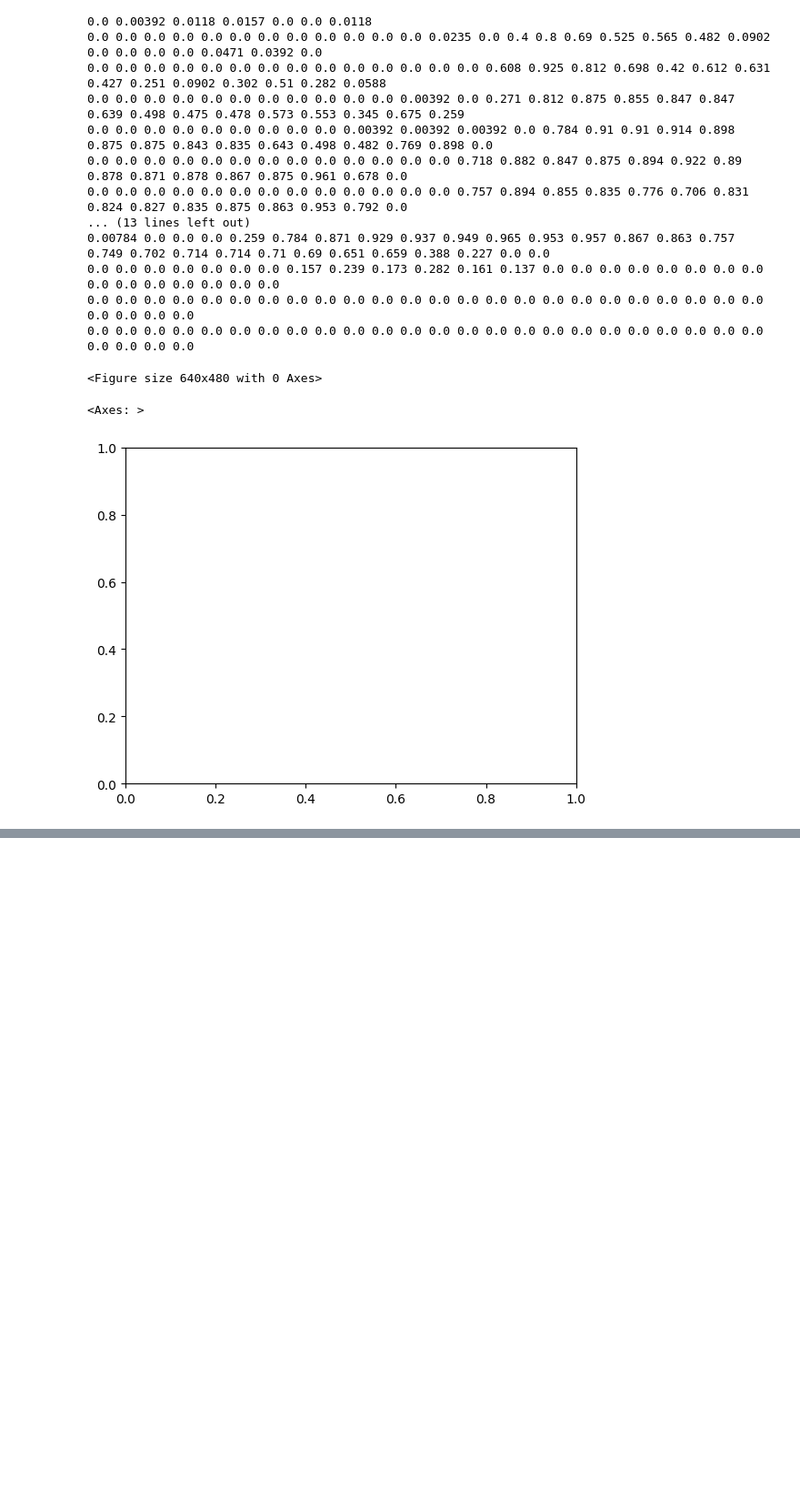
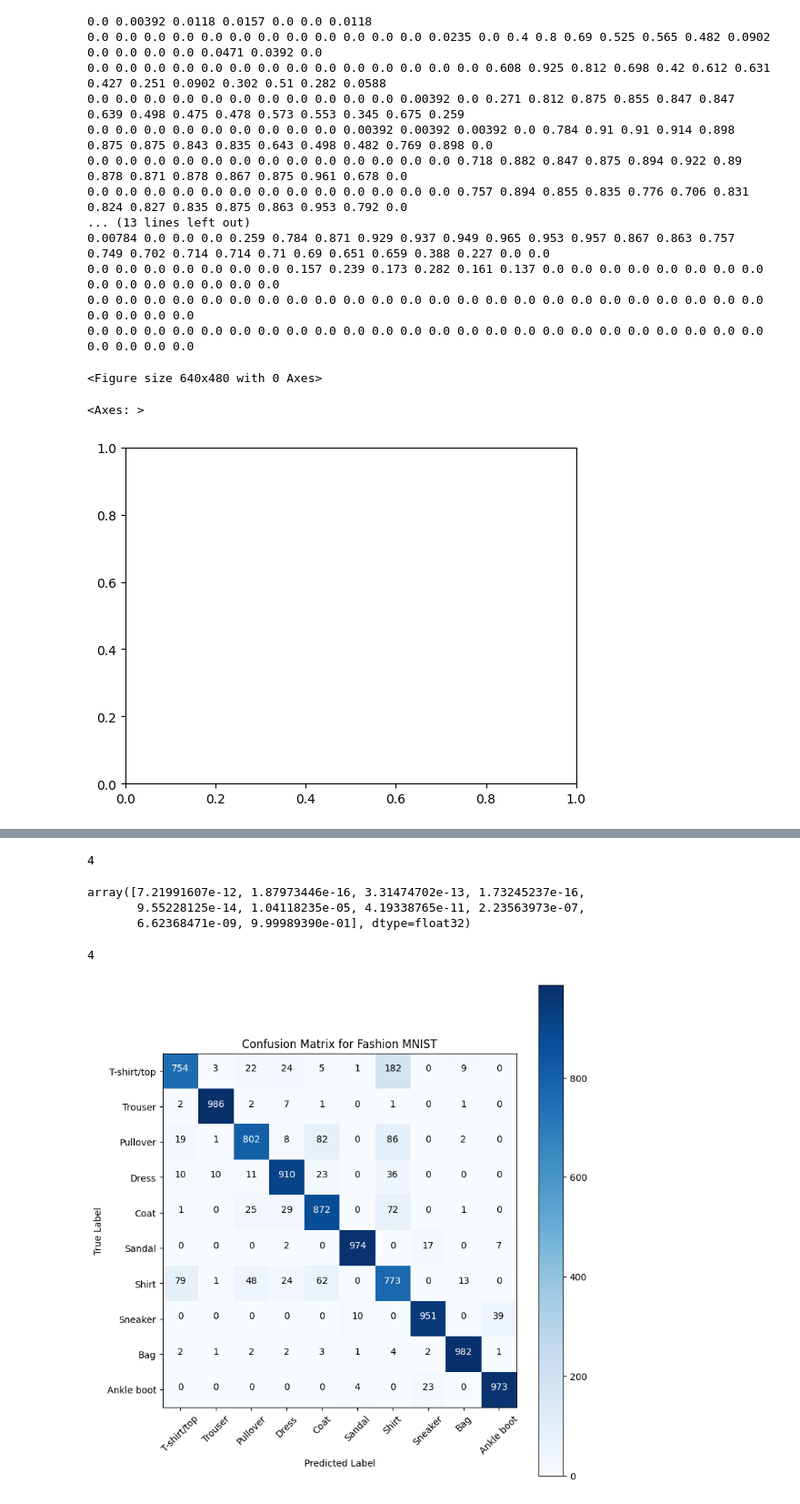
Before and after one commit to Zeeshier/Deep_Learning, a Jupyter notebook: 05. Image Classification with CNN.ipynb, the cells around one changed output, grey strips where cells are left out. Shown: that part at 91% size. Saved outputs shown, nothing was run; the diff lists cells and outputs as text; code cells hidden in the pictures; blank space fills up the shorter version.

```diff
--- a/05. Image Classification with CNN.ipynb
+++ b/05. Image Classification with CNN.ipynb
@@ -138,3 +138,17 @@ Pixel values:
 # Reshape the images to have a channel dimension
 train_images = train_images.reshape(train_images.shape[0], 28, 28, 1)
 test_images = test_images.reshape(test_images.shape[0], 28, 28, 1)
+# %%
+# create the model
+model = tf.keras.models.Sequential([
+    tf.keras.layers.Input(shape=(28, 28, 1)), # input layer
+    tf.keras.layers.Conv2D(filters=32, kernel_size=(3, 3), activation='relu'), # convolutional layer
+    tf.keras.layers.MaxPooling2D(pool_size=(3, 3)), # pooling layer
+    tf.keras.layers.Conv2D(filters=64, kernel_size=(3, 3), activation='relu'), # convolutional layer
+    tf.keras.layers.MaxPooling2D(), # pooling layer
+    tf.keras.layers.Flatten(), # flatten layer
+    tf.keras.layers.Dense(10, activation='softmax') # output layer
+])
+
+model.compile(optimizer='adam', loss='sparse_categorical_crossentropy', metrics=['accuracy'])
+model.summary()
@@ -140,0 +175,3 @@ test_images = test_images.reshape(test_images.shape[0], 28, 28, 1)
+# %%
+# train the model
+model.fit(train_images, train_labels, epochs=20 , batch_size=16, validation_split=0.2)
@@ -140,0 +230,2 @@ test_images = test_images.reshape(test_images.shape[0], 28, 28, 1)
+# %%
+predictions = model.predict(test_images)
@@ -140,0 +234,54 @@ test_images = test_images.reshape(test_images.shape[0], 28, 28, 1)
+# %%
+test_labels[50]
+# %% [output]
+4
+# %%
+predictions[0]
+# %% [output]
+array([7.21991607e-12, 1.87973446e-16, 3.31474702e-13, 1.73245237e-16,
+       9.55228125e-14, 1.04118235e-05, 4.19338765e-11, 2.23563973e-07,
+       6.62368471e-09, 9.99989390e-01], dtype=float32)
+# %%
+np.argmax(predictions[50])
+# %% [output]
+4
+# %%
+# draw a confusion matrix
+import numpy as np
+import matplotlib.pyplot as plt
+from sklearn.metrics import confusion_matrix
+
+# Assuming you have already trained your model and obtained the predicted labels and true labels
+# predicted_labels and true_labels are NumPy arrays containing the predicted and true labels respectively
+
+# Convert continuous predictions to discrete class labels
+predicted_labels = np.argmax(predictions, axis=1)
+# Create the confusion matrix
+cm = confusion_matrix(test_labels, predicted_labels)
+
+# Define the class labels for Fashion MNIST (assuming there are 10 classes)
+class_labels = ['T-shirt/top', 'Trouser', 'Pullover', 'Dress', 'Coat', 'Sandal', 'Shirt', 'Sneaker', 'Bag', 'Ankle boot']
+
+# Plot the confusion matrix
+plt.figure(figsize=(8, 8))
+plt.imshow(cm, interpolation='nearest', cmap=plt.cm.Blues)
+plt.title('Confusion Matrix for Fashion MNIST')
+plt.colorbar()
+tick_marks = np.arange(len(class_labels))
+plt.xticks(tick_marks, class_labels, rotation=45)
+plt.yticks(tick_marks, class_labels)
+plt.xlabel('Predicted Label')
+plt.ylabel('True Label')
+
+# Add values to the confusion matrix plot
+thresh = cm.max() / 2.
+for i in range(cm.shape[0]):
+    for j in range(cm.shape[1]):
+        plt.text(j, i, format(cm[i, j], 'd'),
+                 horizontalalignment="center",
+                 color="white" if cm[i, j] > thresh else "black")
+
+plt.tight_layout()
+plt.show()
+# %% [output]
+[figure, added]
```
Also changed, not shown: parts of 8 cells of this notebook.
